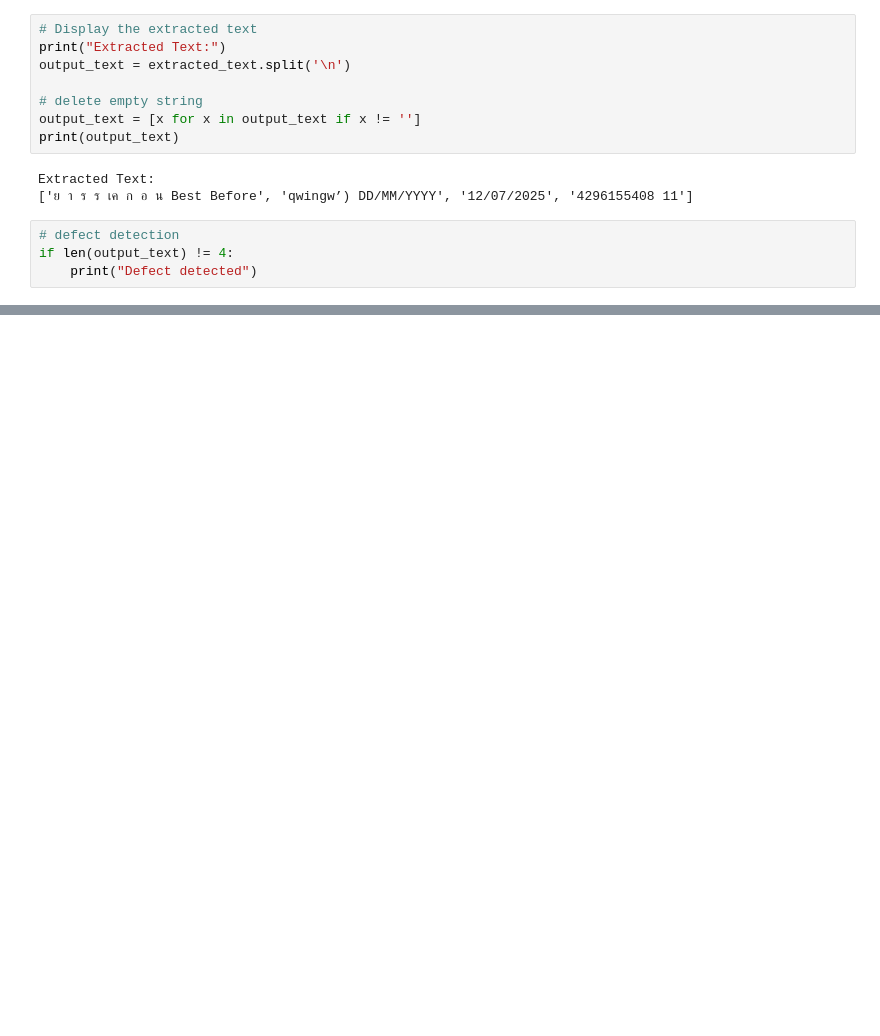
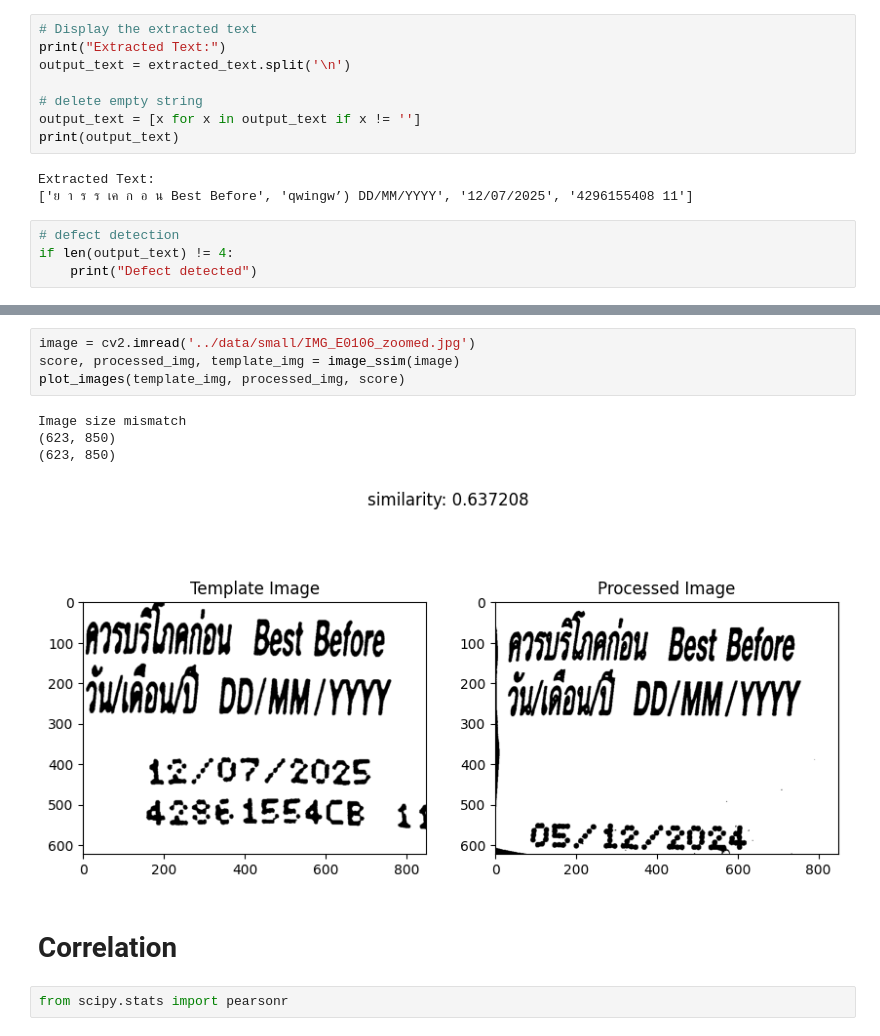
Before and after one commit to swift-dynamics/F-N-defect-detection, a Jupyter notebook: notebook/lab1.ipynb, the cells around one changed output, grey strips where cells are left out. Saved outputs shown, nothing was run; the diff lists cells and outputs as text; blank space fills up the shorter version.

```diff
--- a/notebook/lab1.ipynb
+++ b/notebook/lab1.ipynb
@@ -92,0 +160,13 @@ if len(output_text) != 4:
+# %%
+image = cv2.imread('../data/small/IMG_E0106_zoomed.jpg')
+score, processed_img, template_img = image_ssim(image)
+plot_images(template_img, processed_img, score)
+# %% [output]
+Image size mismatch
+(623, 850)
+(623, 850)
+[figure, added]
+# %% [markdown]
+# Correlation
+# %%
+from scipy.stats import pearsonr
```
Also changed, not shown: parts of 13 cells of this notebook, 2 other files.
